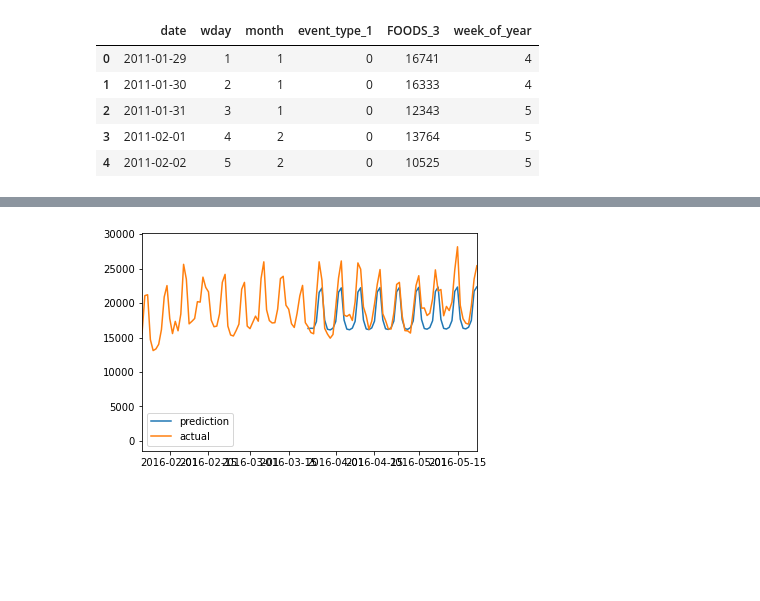
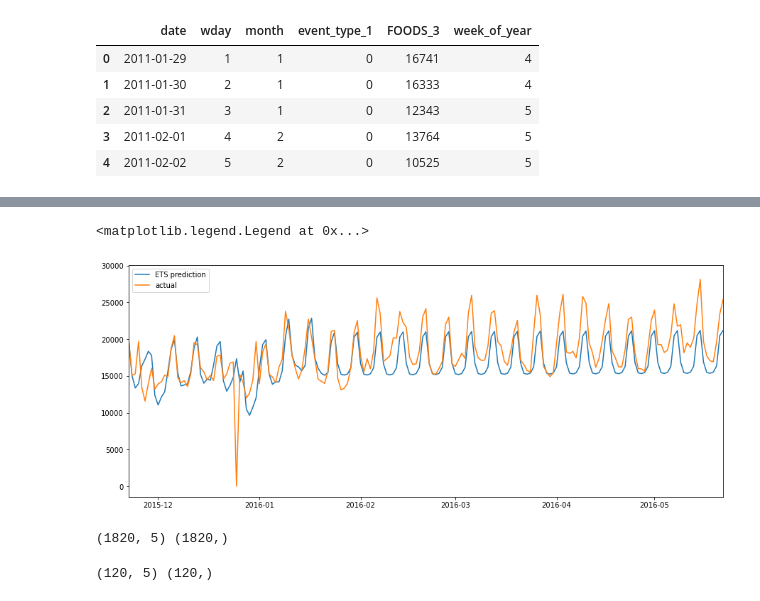
Before and after one commit to sithankanna/hts-forecast, a Jupyter notebook: notebooks/003-EK-model.ipynb, the cells around one changed output, grey strips where cells are left out. Cells and saved outputs as stored; diff of their text form; code cells hidden in the pictures; blank space fills up the shorter version.

Commit message:
Create train-test-split/model/predict functions

```diff
--- a/notebooks/003-EK-model.ipynb
+++ b/notebooks/003-EK-model.ipynb
@@ -52,22 +54,16 @@ def events_encode(frame, column):
 def week_of_year(frame):
     newframe = pd.DataFrame()
     newframe['week_of_year'] = np.arange(len(frame))
-    for i in range(len(frame)):
-        newframe.week_of_year[i] = frame.date[i].isocalendar()[1]
+    newframe.week_of_year= frame.date.dt.isocalendar().week
     newframe2 = frame.copy()
     newframe2['week_of_year'] = newframe
     return newframe2
 # %%
 #ETSmodel prediction feature
-def ETS_predict(frame, column, no_of_days, start_date, end_date):
-    newframe = pd.DataFrame()
-    newframe['date'] = df6.date
-    newframe[column] = df6.FOODS_3
-    newframe2 = newframe.set_index('date')
-    modelETS = ETSModel(newframe2[column].iloc[:-no_of_days]/100, error="add", trend="add", seasonal="add",
+def ETS_predict(frame, column_to_predict, days_to_predict):
+    modelETS = ETSModel(frame.set_index('date')[column_to_predict].iloc[:-days_to_predict]/100, error="add", trend="add", seasonal="add",
                 damped_trend=False, seasonal_periods=7)
     fit = modelETS.fit()
-    x = fit.predict(start= start_date, end= end_date)
-    y = pd.DataFrame()
-    y = (x*100).reset_index()
-    return y
+    x = fit.predict(start= frame.date.min(), end= frame.date.max())
+    frame = frame.assign(ETS=x.values*100).set_index('date')
+    return frame
@@ -74,5 +84,5 @@ def ETS_predict(frame, column, no_of_days, start_date, end_date):
 # %%
-df1 = categorize(sales, 'dept_id' , 'FOODS_3')
+df1 = filter_sales(sales, 'dept_id' , 'FOODS_3')
 df1.head()
 # %% [output]
 |  | id | item_id | dept_id | cat_id | store_id | state_id | d_1 | d_2 | d_3 | d_4 | ... | ... |
@@ -208,0 +217,3 @@ fit
+# %%
+df8 = ETS_predict(df7, column_to_predict='FOODS_3', days_to_predict=120)
+df8
@@ -209,8 +235,9 @@ fit
 # %%
-plt.plot(fit, label='prediction')
+plt.figure(figsize=(15,6))
+plt.plot(df8.ETS, label='ETS prediction')
 plt.plot(df6.date, df6.FOODS_3, label='actual')
-plt.xlim('2016-01-22', '2016-05-22')
+plt.xlim('2015-11-22', '2016-05-22')
 plt.legend()
-plt.show()
 # %% [output]
+<matplotlib.legend.Legend at 0x...>
-[figure, old version]
+[figure, new version]
@@ -216,0 +246,4 @@ plt.show()
+# %%
+print(X_train.shape, Y_train.shape)
+# %% [output]
+(1820, 5) (1820,)
@@ -216,0 +252,4 @@ plt.show()
+# %%
+print(X_test.shape, Y_test.shape)
+# %% [output]
+(120, 5) (120,)
```
Also changed, not shown: parts of 16 cells of this notebook, 1 other file.
